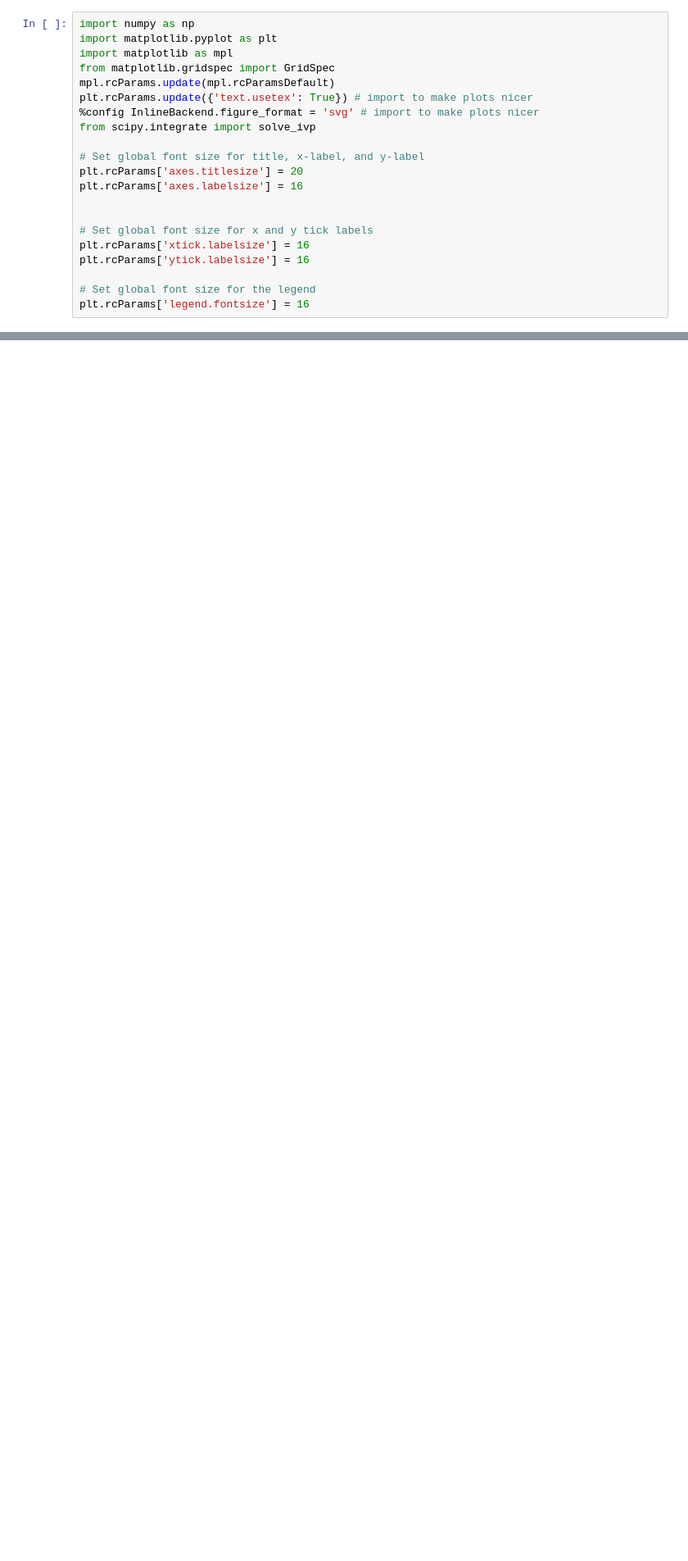
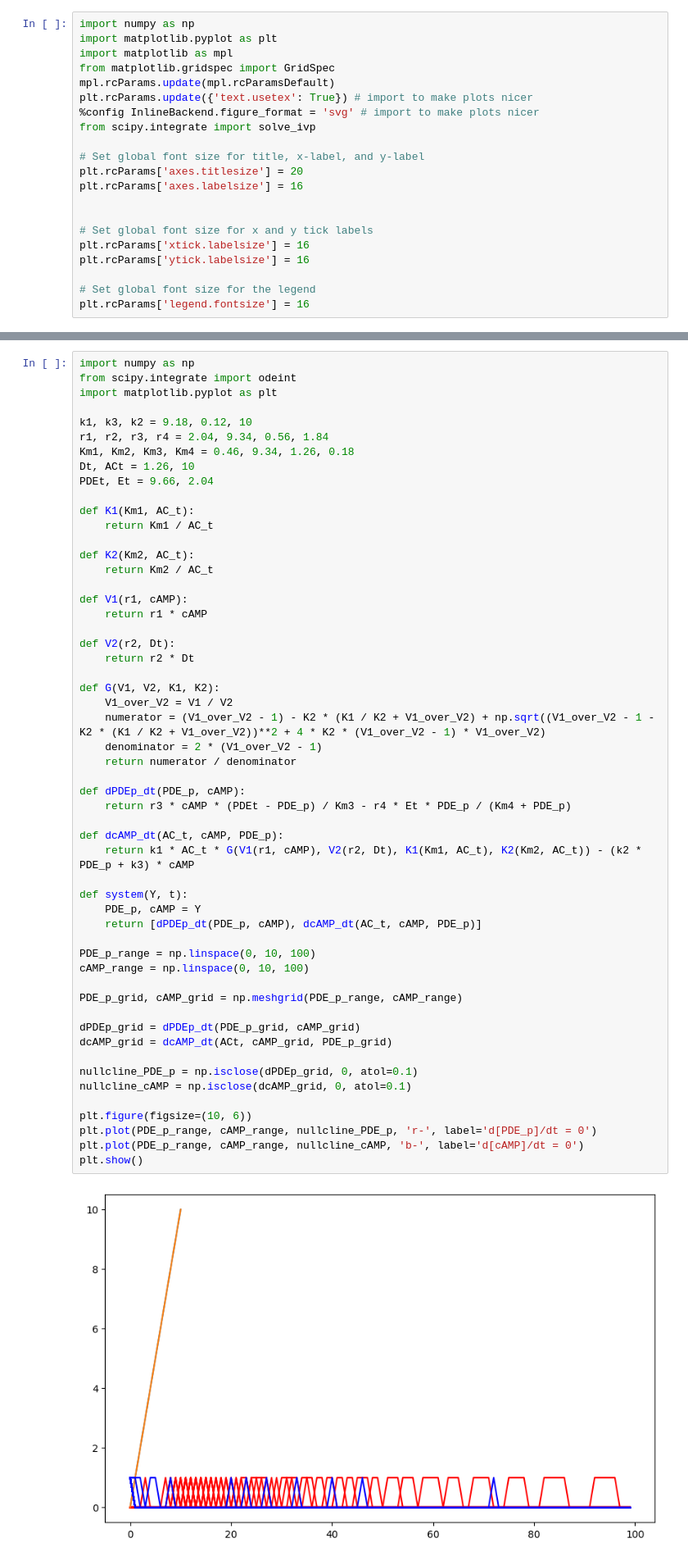
Before and after one commit to Cerlog/RUC-Bachelor-Project, a Jupyter notebook: Our Model/2D_Goldbetter.ipynb, the cells around one changed output, grey strips where cells are left out. Shown at 82% size. Drawn from its saved outputs; the diff is of its cells as text; blank space fills up the shorter version.

```diff
--- a/Our Model/2D_Goldbetter.ipynb
+++ b/Our Model/2D_Goldbetter.ipynb
@@ -127,0 +190,56 @@ plt.show()
+# %%
+import numpy as np
+from scipy.integrate import odeint
+import matplotlib.pyplot as plt
+
+k1, k3, k2 = 9.18, 0.12, 10
+r1, r2, r3, r4 = 2.04, 9.34, 0.56, 1.84
+Km1, Km2, Km3, Km4 = 0.46, 9.34, 1.26, 0.18
+Dt, ACt = 1.26, 10
+PDEt, Et = 9.66, 2.04
+
+def K1(Km1, AC_t):
+    return Km1 / AC_t
+
+def K2(Km2, AC_t):
+    return Km2 / AC_t
+
+def V1(r1, cAMP):
+    return r1 * cAMP
+
+def V2(r2, Dt):
+    return r2 * Dt
+
+def G(V1, V2, K1, K2):
+    V1_over_V2 = V1 / V2
+    numerator = (V1_over_V2 - 1) - K2 * (K1 / K2 + V1_over_V2) + np.sqrt((V1_over_V2 - 1 - K2 * (K1 / K2 + V1_over_V2))**2 + 4 * K2 * (V1_over_V2 - 1) * V1_over_V2)
+    denominator = 2 * (V1_over_V2 - 1)
+    return numerator / denominator
+
+def dPDEp_dt(PDE_p, cAMP):
+    return r3 * cAMP * (PDEt - PDE_p) / Km3 - r4 * Et * PDE_p / (Km4 + PDE_p)
+
+def dcAMP_dt(AC_t, cAMP, PDE_p):
+    return k1 * AC_t * G(V1(r1, cAMP), V2(r2, Dt), K1(Km1, AC_t), K2(Km2, AC_t)) - (k2 * PDE_p + k3) * cAMP
+
+def system(Y, t):
+    PDE_p, cAMP = Y
+    return [dPDEp_dt(PDE_p, cAMP), dcAMP_dt(AC_t, cAMP, PDE_p)]
+
+PDE_p_range = np.linspace(0, 10, 100)
+cAMP_range = np.linspace(0, 10, 100)
+
+PDE_p_grid, cAMP_grid = np.meshgrid(PDE_p_range, cAMP_range)
+
+dPDEp_grid = dPDEp_dt(PDE_p_grid, cAMP_grid)
+dcAMP_grid = dcAMP_dt(ACt, cAMP_grid, PDE_p_grid)
+
+nullcline_PDE_p = np.isclose(dPDEp_grid, 0, atol=0.1)
+nullcline_cAMP = np.isclose(dcAMP_grid, 0, atol=0.1)
+
+plt.figure(figsize=(10, 6))
+plt.plot(PDE_p_range, cAMP_range, nullcline_PDE_p, 'r-', label='d[PDE_p]/dt = 0')
+plt.plot(PDE_p_range, cAMP_range, nullcline_cAMP, 'b-', label='d[cAMP]/dt = 0')
+plt.show()
+# %% [output]
+[figure, added]
```
Also changed, not shown: parts of 4 cells of this notebook, 8 other files.
